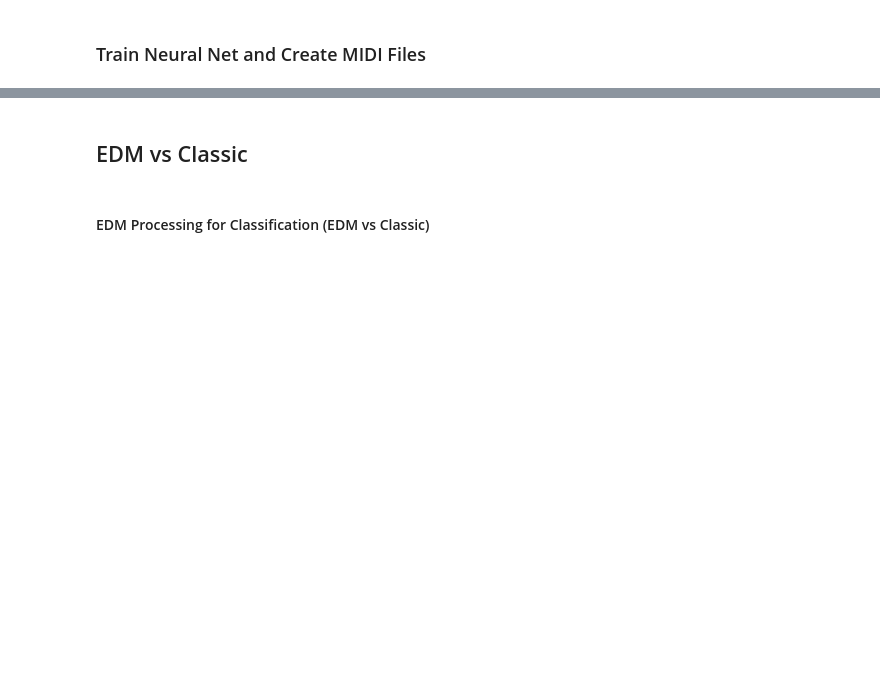
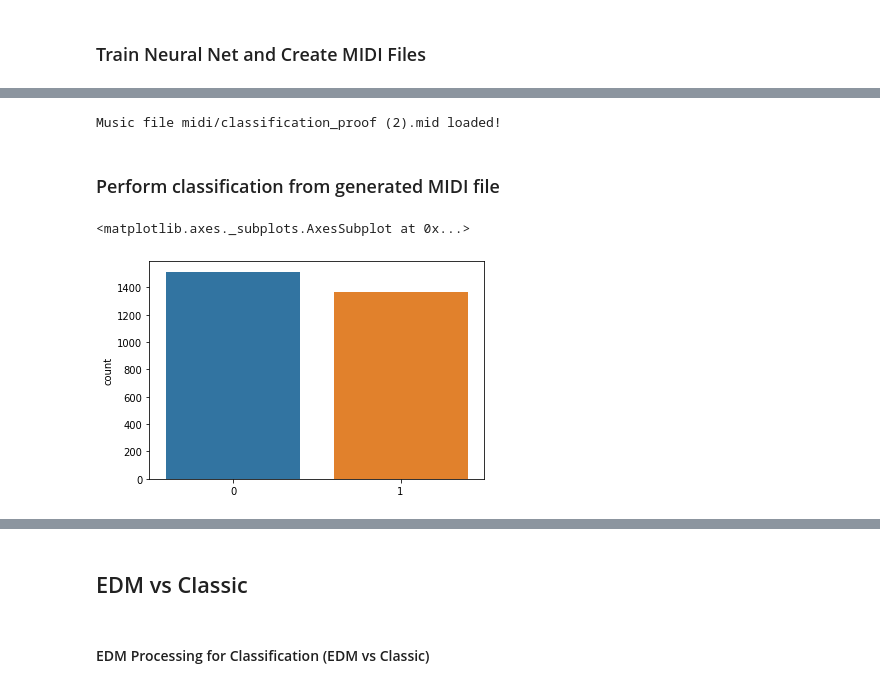
Before and after one commit to silvernine209/edm_generator, a Jupyter notebook: edm_generator_mac_newest.ipynb, the cells around one changed output, grey strips where cells are left out. Drawn from its saved outputs; the diff is of its cells as text; code cells hidden in the pictures; blank space fills up the shorter version.

```diff
--- a/edm_generator_mac_newest.ipynb
+++ b/edm_generator_mac_newest.ipynb
@@ -1724,6 +1753,6 @@ pypianoroll.write(blank_midi,'midi/classification_proof.mid')
 # %%
-data = pd.DataFrame(semitone_compiled)
-
+#data = pd.DataFrame(semitone_compiled)
+data = pd.DataFrame(melody_compiled)
 
 target_names = []
 edm_label = [0]
@@ -1732,7 +1761,8 @@ target_names+=edm_label*song_lengths[0]
 target_names+=classic_label*song_lengths[1]
 
 data['target']=data[127]
-data['target']=target_names*7
+data['target']=target_names
+#data['target']=target_names*7
 # Create rolling sum of 50 sequences
 data[np.arange(128)] = data[np.arange(128)].rolling(50).sum()
 data.dropna(inplace=True)
@@ -1755,21 +1797,0 @@ X_train, X_val, y_train, y_val = train_test_split(X_train, y_train, test_size=0.
-# %%
-gbm = xgb.XGBClassifier(
-                        n_estimators=100,
-                        max_depth=4,
-                        objective='binary:logistic', #new objective
-                        learning_rate=.05,
-                        subsample=.8,
-                        min_child_weight=3,
-                        colsample_bytree=.8
-                       )
-
-eval_set=[(X_train,y_train),(X_val,y_val)]
-fit_model = gbm.fit(
-                    X_train, y_train,
-                    eval_set=eval_set,
-                    eval_metric='error', #new evaluation metric: classification error (could also use AUC, e.g.)
-                    early_stopping_rounds=50,
-                    verbose=False
-                   )
-
-accuracy_score(y_test, gbm.predict(X_test, ntree_limit=gbm.best_ntree_limit))
@@ -1800,0 +1952,17 @@ notes = pickle.load( open( "classification_proof.pkl", "rb" ) )
+# %%
+play_music('midi/classification_proof (2).mid')
+# %% [output]
+Music file midi/classification_proof (2).mid loaded!
+# %% [markdown]
+### Perform classification from generated MIDI file
+# %%
+blank_midi =  pypianoroll.Multitrack('midi/melody_output.mid')
+test_data = pd.DataFrame(blank_midi.tracks[0].pianoroll)
+test_data = test_data.rolling(50).sum()
+test_data.dropna(inplace=True)
+pred = gbm.predict(test_data.values, ntree_limit=gbm.best_ntree_limit)
+# %%
+sns.countplot(pred)
+# %% [output]
+<matplotlib.axes._subplots.AxesSubplot at 0x...>
+[figure, added]
```
Also changed, not shown: parts of 29 cells of this notebook.
